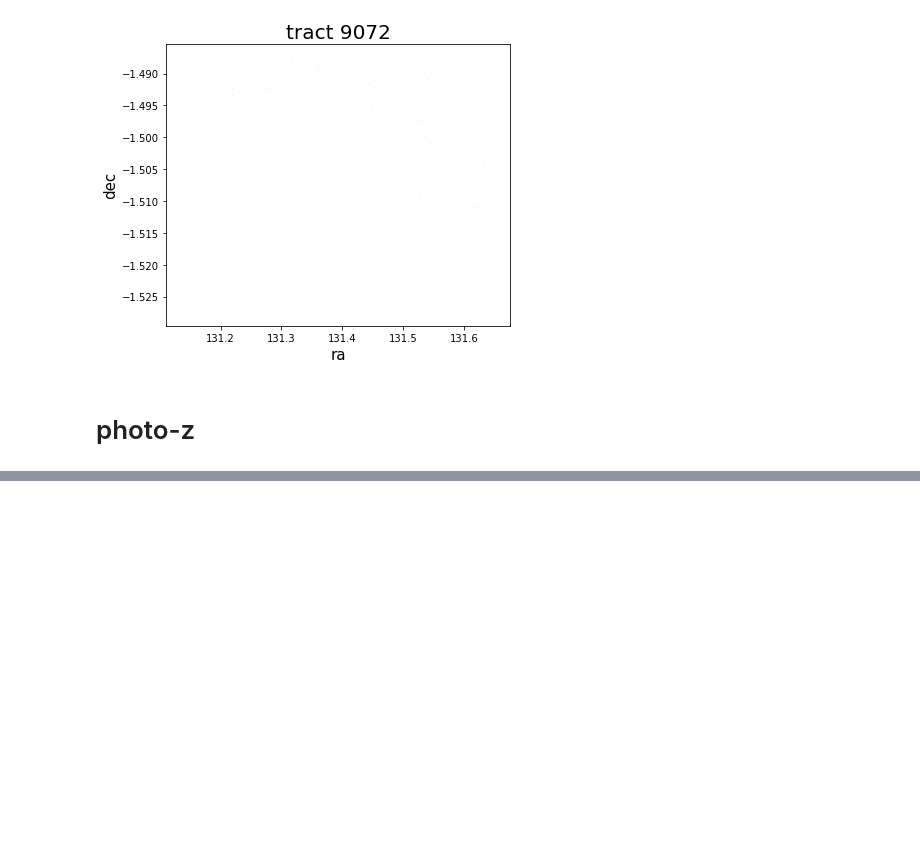
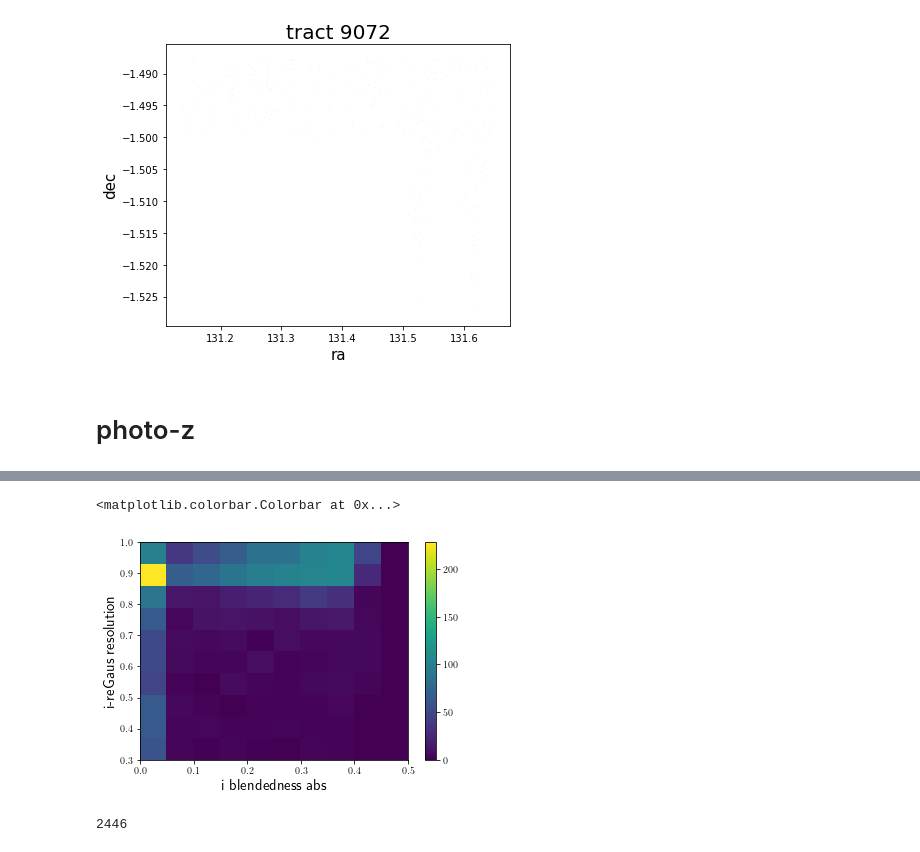
Before and after one commit to mr-superonion/G3sim-HSC, a Jupyter notebook: notebook/blind/1_1-select_photoz_catalogs.ipynb, the cells around one changed output, grey strips where cells are left out. Saved outputs shown, nothing was run; the diff lists cells and outputs as text; code cells hidden in the pictures; blank space fills up the shorter version.

```diff
--- a/notebook/blind/1_1-select_photoz_catalogs.ipynb
+++ b/notebook/blind/1_1-select_photoz_catalogs.ipynb
@@ -230,0 +247,12 @@ for fieldname in utilities.field_names:
+# %%
+plt.hist2d(dataAll['i_blendedness_abs'],dataAll['i_hsmshaperegauss_resolution'],bins=(10,10),range=((0,0.5),(0.3,1)))
+plt.xlabel('i blendedness abs',fontsize=15)
+plt.ylabel('i-reGaus resolution',fontsize=15)
+plt.colorbar()
+# %% [output]
+<matplotlib.colorbar.Colorbar at 0x...>
+[figure, added]
+# %%
+len(dataAll)
+# %% [output]
+2446
```
Also changed, not shown: parts of 5 cells of this notebook.
